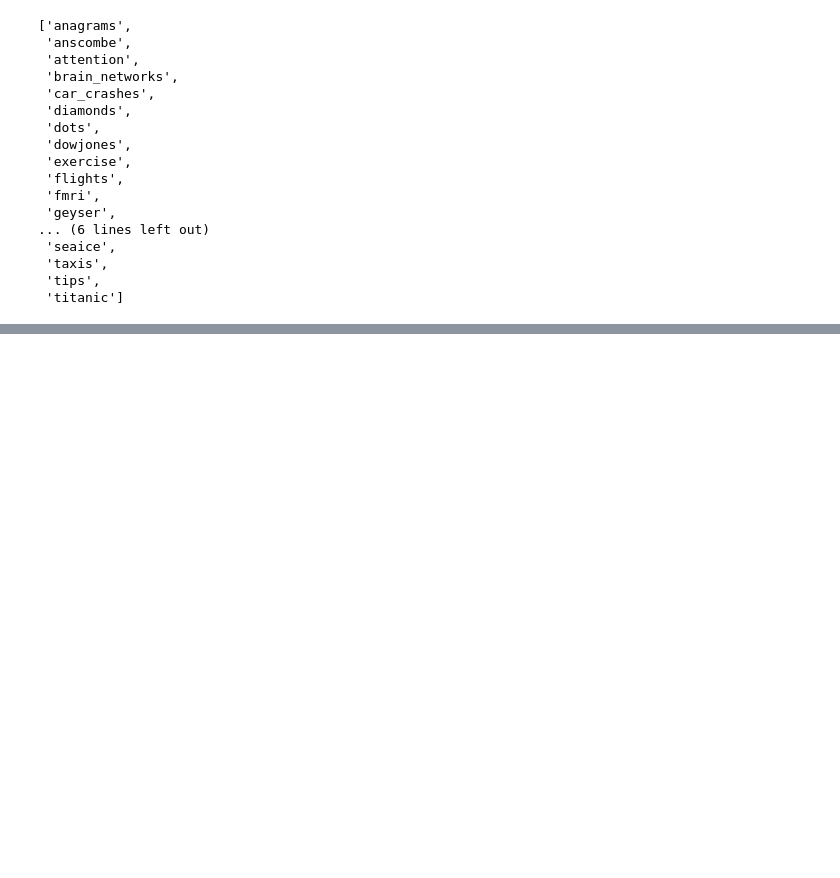
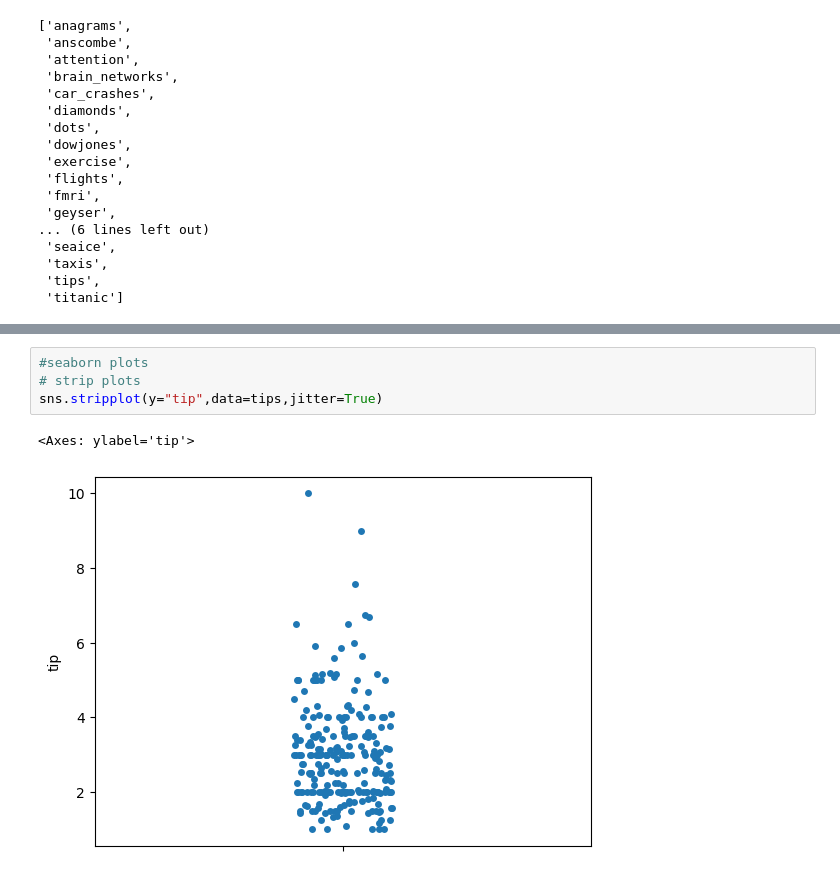
Before and after one commit to Ubed23/python, a Jupyter notebook: Python_visualization_1.ipynb, the cells around one changed output, grey strips where cells are left out. Cells and saved outputs as stored; diff of their text form; blank space fills up the shorter version.

```diff
--- a/Python_visualization_1.ipynb
+++ b/Python_visualization_1.ipynb
@@ -285,0 +336,7 @@ sns.get_dataset_names()
+# %%
+#seaborn plots
+# strip plots
+sns.stripplot(y="tip",data=tips,jitter=True)
+# %% [output]
+<Axes: ylabel='tip'>
+[figure, added]
```
Also changed, not shown: parts of 44 cells of this notebook.
